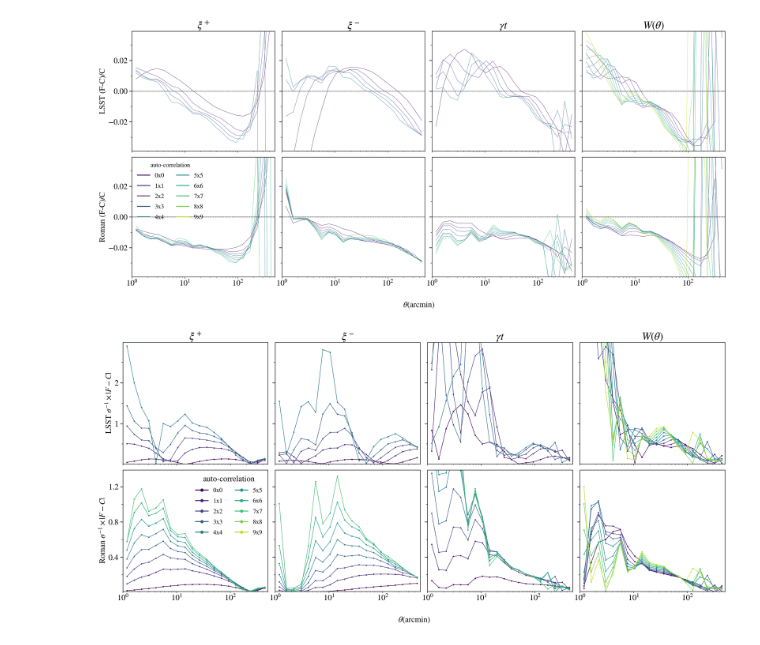
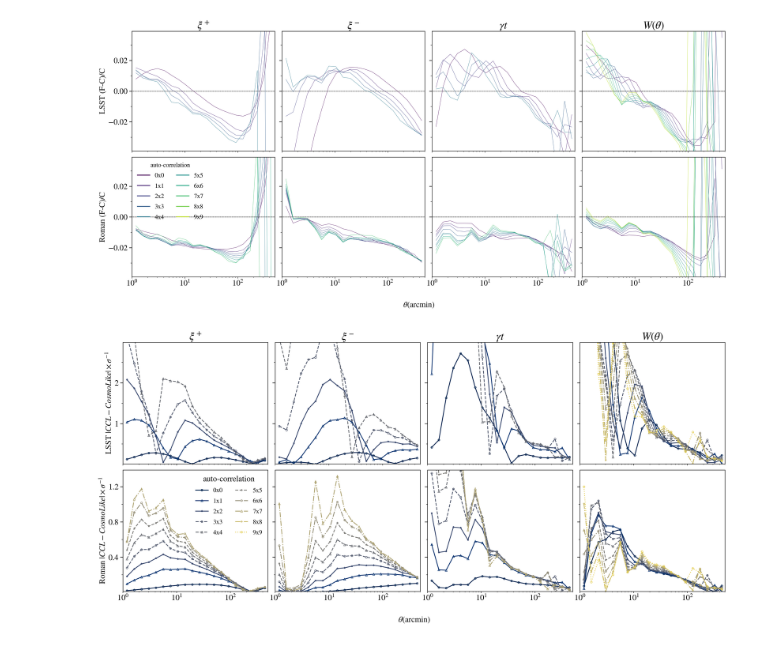
Before and after one commit to junzhou502/Approx-Impact-Roman-LSST, a Jupyter notebook: code_comparison/plot.ipynb, the cells around one changed output. Drawn from its saved outputs; the diff is of its cells as text; code cells hidden in the pictures.

```diff
--- a/code_comparison/plot.ipynb
+++ b/code_comparison/plot.ipynb
@@ -32,6 +32,7 @@ matplotlib.rcParams['grid.alpha'] = '0.18'
 matplotlib.rcParams['grid.color'] = 'lightgray'
 matplotlib.rcParams['legend.labelspacing'] = 0.77
 matplotlib.rcParams['legend.fontsize'] = 14
+matplotlib.rcParams['legend.title_fontsize'] = 18
 matplotlib.rcParams['savefig.bbox'] = 'tight'
 matplotlib.rcParams['savefig.format'] = 'pdf'
 
@@ -39,6 +40,7 @@ from scipy.interpolate import interp1d
 from scipy.integrate import quad
 # %%
 import matplotlib.pyplot as plt
+from matplotlib.ticker import MultipleLocator, AutoMinorLocator
 
 #load LSST data
 import numpy as np
@@ -79,7 +81,6 @@ cnt = 0
 l,r = int(cnt*ntheta),int((cnt+1)*ntheta)
 plot_assemble(ax[0], cnt, probe=r'$\xi^+$', combo=f'{0}x{0}')
 cnt+=1
-ax[0].legend(['(F-C)/C', r'$\pm\sigma$/C'])
 
 #start loop
 for i in range(nsrcs):
@@ -107,7 +108,9 @@ for i in range(nlens):
 #general settings for plot
 ax[0].set_title('LSST 3x2pt')
 ax[0].set_xlabel('')
-ax[0].set_ylim(-0.10, 0.10)
+ax[0].set_ylim(-0.049, 0.049)
+ax[0].yaxis.set_major_locator(MultipleLocator(0.025))
+ax[0].yaxis.set_minor_locator(MultipleLocator(0.0125))
 ax[0].set_xlim(0, cnt*ntheta)
 
 #load Roman data
@@ -156,9 +159,12 @@ for i in range(nlens):
 #general settings for plot
 ax[1].set_xlabel('Number of Data vector')
 ax[1].set_title('Roman 3x2pt')
-ax[1].set_ylim(-0.04, 0.04)
+ax[1].legend(['(CCL-CosmoLike)/CosmoLike', r'$\pm\sigma$/CosmoLike'],bbox_to_anchor=(0.6,0.7))
+ax[1].set_ylim(-0.039, 0.039)
 ax[1].set_xlim(0, cnt*ntheta)
+ax[1].yaxis.set_major_locator(MultipleLocator(0.025))
+ax[1].yaxis.set_minor_locator(MultipleLocator(0.0125))
 
-#plt.savefig('data_vector_comparison.jpg',dpi=300)
+plt.savefig('data_vector_comparison.jpg',dpi=300)
 plt.show()
 # %% [output]
@@ -470,9 +476,17 @@ plt.savefig('data_vector_coomparison_v3.jpg', dpi=300)
 # %%
 import matplotlib.pyplot as plt
 from matplotlib.ticker import MultipleLocator, AutoMinorLocator
-
+import itertools
 #load LSST data
 import numpy as np
+
+def make_style_iter():
+    linestyles = ['-', '--', '-.', ':']
+    #markers    = ['o', 's', '^', 'D', 'v', 'P', 'X', '*']
+    markers = ['o', '^', '*']
+    linewidths = [1.8, 2.6]
+    return itertools.cycle(itertools.product(linewidths, linestyles, markers, ))
+
 
 nlens = 10
 nsrcs = 5
@@ -504,12 +518,13 @@ mask = np.loadtxt(mask_file)[:,1]
 sigmas = np.load(sigmas_file)
 
 #define plot function
-def plot_assemble(axs, cnt, probe, combo, color):
+def plot_assemble(axs, cnt, probe, combo, color,ls,mk,lw):
     l,r = int(cnt*ntheta), int(cnt+1)*ntheta
     delta = np.abs(dvF[l:r] - dvC[l:r])/np.sqrt(sigmas[l:r])
-    axs.plot(thetas, delta, marker='o',markersize=2.0,linewidth=1.0,label=combo,color=color)
-    axs.axhline(xmin=0,xmax=1,y=0.0,color='k',linestyle='--',linewidth=0.5)
+    (ln, ) = axs.plot(thetas, delta,markersize=4.0,label=combo,color=color,linestyle=ls,linewidth=lw,marker=mk,markerfacecolor='none')
+    axs.axhline(xmin=0,xmax=1,y=0.0,color='k',linestyle='-')
     axs.set_xscale('log')
+    return ln
 
 from matplotlib.lines import Line2D
 
@@ -517,18 +532,14 @@ from matplotlib.lines import Line2D
 fig,ax = plt.subplots(2,4,figsize=(24,10))
 plt.subplots_adjust(hspace=0.05)
 plt.subplots_adjust(wspace=0.05)
-cmap = plt.get_cmap("viridis")
+cmap = plt.get_cmap("cividis")
 colors = cmap(np.arange(0, nlens)/nlens)
-patches = [
-    Line2D( [0],[0], color=colors[i], lw=2, ls='-',marker='o', label=f"{i}x{i}")
-    for i in range(nlens)
-]
 
 cnt = 0
 for i in range(len(ax[0])):
     ax[0,i].yaxis.set_major_locator(MultipleLocator(1.0))
     ax[0,i].yaxis.set_minor_locator(MultipleLocator(0.5))
-ax[0,0].set_ylabel(r'LSST $\sigma^{-1}\times|F-C|$')
+ax[0,0].set_ylabel(r'LSST $|CCL-CosmoLike|\times\sigma^{-1}$')
 ax[0,0].set_title(r'$\xi^+$')
 ax[0,1].set_title(r'$\xi^-$')
 ax[0,2].set_title(r'$\gamma t$')
@@ -550,33 +561,41 @@ ax[0,2].set_ylim(0.01,2.99)
 ax[0,3].set_ylim(0.01,2.99)
 
 #start loop
+styles = make_style_iter()
 for i in range(nsrcs):
     for j in range(i, nsrcs):
         if i!=j:
             cnt+=1
             continue
+        lw,ls,mk = next(styles)
         l,r = int(cnt*ntheta),int((cnt+1)*ntheta)
-        plot_assemble(ax[0,0], cnt, probe=r'$\xi^+$', combo=f'{i}x{j}',color=cmap(i/nlens))
+        plot_assemble(ax[0,0], cnt, probe=r'$\xi^+$', combo=f'{i}x{j}',color=cmap(i/nlens),ls=ls,lw=lw,mk=mk)
         cnt+=1
+styles = make_style_iter()
 for i in range(nsrcs):
     for j in range(i, nsrcs):
         if i!=j:
             cnt+=1
             continue
+        lw,ls,mk = next(styles)
         l,r = int(cnt*ntheta),int((cnt+1)*ntheta)
-        plot_assemble(ax[0,1], cnt, probe=r'$\xi^-$', combo=f'{i}x{j}',color=cmap(i/nlens))
+        plot_assemble(ax[0,1], cnt, probe=r'$\xi^-$', combo=f'{i}x{j}',color=cmap(i/nlens),ls=ls,lw=lw,mk=mk)
         cnt+=1
+styles = make_style_iter()
 for i in range(nlens):
     for j in range(nsrcs):
         if i!=j:
             cnt+=1
             continue
+        lw,ls,mk = next(styles)
         l,r = int(cnt*ntheta),int((cnt+1)*ntheta)
-        plot_assemble(ax[0,2], cnt, probe=r'$\gamma t$', combo=f'{i}x{j}',color=cmap(i/nlens))
+        plot_assemble(ax[0,2], cnt, probe=r'$\gamma t$', combo=f'{i}x{j}',color=cmap(i/nlens),ls=ls,lw=lw,mk=mk)
         cnt+=1
+styles = make_style_iter()
 for i in range(nlens):
+    lw,ls,mk = next(styles)
     l,r = int(cnt*ntheta),int((cnt+1)*ntheta)
-    plot_assemble(ax[0,3], cnt, probe=r'$W(\theta)$', combo=f'{i}x{i}',color=cmap(i/nlens))
+    plot_assemble(ax[0,3], cnt, probe=r'$W(\theta)$', combo=f'{i}x{i}',color=cmap(i/nlens),ls=ls,lw=lw,mk=mk)
     cnt+=1
 
 nlens = 10
@@ -599,7 +618,7 @@ cnt = 0
 for i in range(len(ax[0])):
     ax[1,i].yaxis.set_major_locator(MultipleLocator(0.4))
     ax[1,i].yaxis.set_minor_locator(MultipleLocator(0.2))
-ax[1,0].set_ylabel(r'Roman $\sigma^{-1}\times|F-C|$')
+ax[1,0].set_ylabel(r'Roman $|CCL-CosmoLike|\times\sigma^{-1}$')
 ax[1,1].tick_params(axis='y', labelleft=False)
 ax[1,2].tick_params(axis='y', labelleft=False)
 ax[1,3].tick_params(axis='y', labelleft=False)
@@ -613,37 +632,47 @@ ax[1,2].set_ylim(0.01,1.39)
 ax[1,3].set_ylim(0.01,1.39)
 
 #start loop
+styles = make_style_iter()
 for i in range(nsrcs):
     for j in range(i, nsrcs):
         if i!=j:
             cnt+=1
             continue
+        lw,ls,mk = next(styles)
         l,r = int(cnt*ntheta),int((cnt+1)*ntheta)
-        plot_assemble(ax[1,0], cnt, probe=r'$\xi^+$', combo=f'{i}x{j}',color=cmap(i/nlens))
+        plot_assemble(ax[1,0], cnt, probe=r'$\xi^+$', combo=f'{i}x{j}',color=cmap(i/nlens),ls=ls,lw=lw,mk=mk)
         cnt+=1
+styles = make_style_iter()
 for i in range(nsrcs):
     for j in range(i, nsrcs):
         if i!=j:
             cnt+=1
             continue
+        lw,ls,mk = next(styles)
         l,r = int(cnt*ntheta),int((cnt+1)*ntheta)
-        plot_assemble(ax[1,1], cnt, probe=r'$\xi^-$', combo=f'{i}x{j}',color=cmap(i/nlens))
+        plot_assemble(ax[1,1], cnt, probe=r'$\xi^-$', combo=f'{i}x{j}',color=cmap(i/nlens),ls=ls,lw=lw,mk=mk)
         cnt+=1
+styles = make_style_iter()
 for i in range(nlens):
     for j in range(nsrcs):
         if i!=j:
             cnt+=1
             continue
+        lw,ls,mk = next(styles)
         l,r = int(cnt*ntheta),int((cnt+1)*ntheta)
-        plot_assemble(ax[1,2], cnt, probe=r'$\gamma t$', combo=f'{i}x{j}',color=cmap(i/nlens))
+        plot_assemble(ax[1,2], cnt, probe=r'$\gamma t$', combo=f'{i}x{j}',color=cmap(i/nlens),ls=ls,lw=lw,mk=mk)
         cnt+=1
+styles = make_style_iter()
+lines = []
 for i in range(nlens):
+    lw,ls,mk = next(styles)
     l,r = int(cnt*ntheta),int((cnt+1)*ntheta)
-    plot_assemble(ax[1,3], cnt, probe=r'$W(\theta)$', combo=f'{i}x{i}',color=cmap(i/nlens))
+    ln = plot_assemble(ax[1,3], cnt, probe=r'$W(\theta)$', combo=f'{i}x{i}',color=cmap(i/nlens),ls=ls,lw=lw,mk=mk)
+    lines.append(ln)
     cnt+=1
 
-ax[1,0].legend(handles=patches, title="auto-correlation", ncol=2, frameon=False,title_fontsize=18)
+ax[1,0].legend(handles=lines, title="auto-correlation", ncol=2, frameon=False,title_fontsize=18)
 fig.supxlabel(r'$\theta(\mathrm{arcmin})$', fontsize=18)
 plt.savefig('data_vector_coomparison_v3.jpg', dpi=300)
 # %% [output]
-[figure, old version]
+[figure, new version]
```
Also changed, not shown: parts of 1 cell of this notebook, 5 other files.
